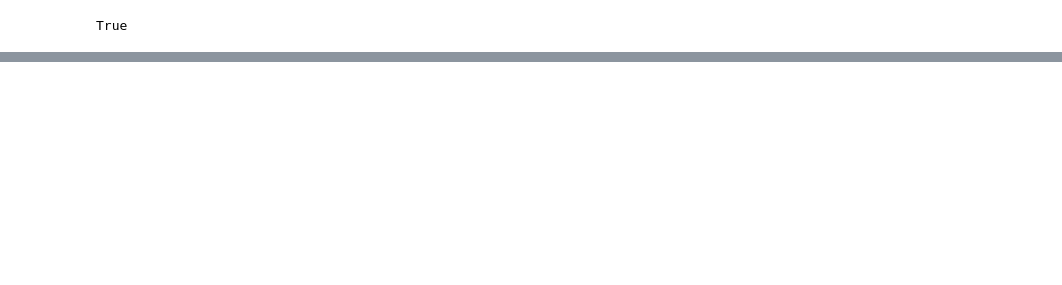
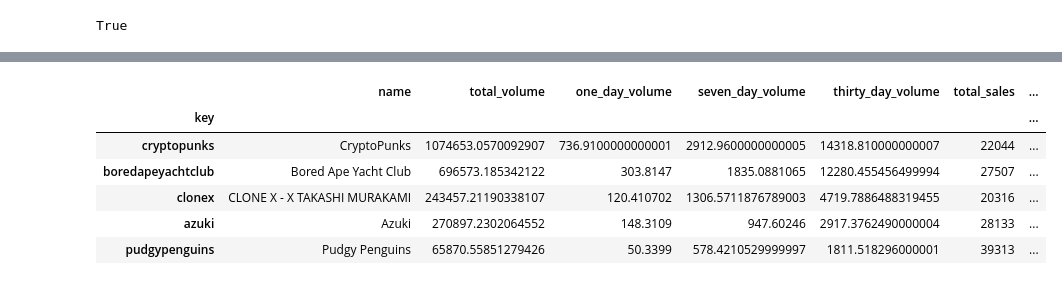
Before and after one commit to Brock-Denton/NFT_Buy, a Jupyter notebook: sharkcode_v1.ipynb, the cells around one changed output, grey strips where cells are left out. Saved outputs shown, nothing was run; the diff lists cells and outputs as text; code cells hidden in the pictures; blank space fills up the shorter version.

```diff
--- a/sharkcode_v1.ipynb
+++ b/sharkcode_v1.ipynb
@@ -73,3 +84,14 @@ nft_df_modded.head()
+# %%
+nft_top5 = nft_df_modded.drop(['valhalla', 'cockpunch', 'mutant-ape-yacht-club', 'art-blocks', 'otherdeed', 'dori-samurai', 'light-years-selection-pass', 'doodles-official', 'thepotatoz', 'ens', '1337-skulls', 'bored-ape-kennel-club', 'rektguy', 'thememes6529', 'degentoonz-collection', 'rtfkt-mnlth-x', 'sandbox', 'fluf', 'proof-moonbirds', 'noble-gallery'], axis=0)
+nft_top5
+# %% [output]
+|  | name | total_volume | one_day_volume | seven_day_volume | thirty_day_volume | total_sales | ... |
+| key |  |  |  |  |  |  | ... |
+| cryptopunks | CryptoPunks | 1074653.0570092907 | 736.9100000000001 | 2912.9600000000005 | 14318.810000000007 | 22044 | ... |
+| boredapeyachtclub | Bored Ape Yacht Club | 696573.185342122 | 303.8147 | 1835.0881065 | 12280.455456499994 | 27507 | ... |
+| clonex | CLONE X - X TAKASHI MURAKAMI | 243457.21190338107 | 120.410702 | 1306.5711876789003 | 4719.7886488319455 | 20316 | ... |
+| azuki | Azuki | 270897.2302064552 | 148.3109 | 947.60246 | 2917.3762490000004 | 28133 | ... |
+| pudgypenguins | Pudgy Penguins | 65870.55851279426 | 50.3399 | 578.4210529999997 | 1811.518296000001 | 39313 | ... |
 # %%
 #EMA Exponential Moving Average Code
 #ema = DataFrameName.ewm(com=value) #<- where value is a number between 0.0 and 1.0)
```
Also changed, not shown: parts of 1 cell of this notebook.
